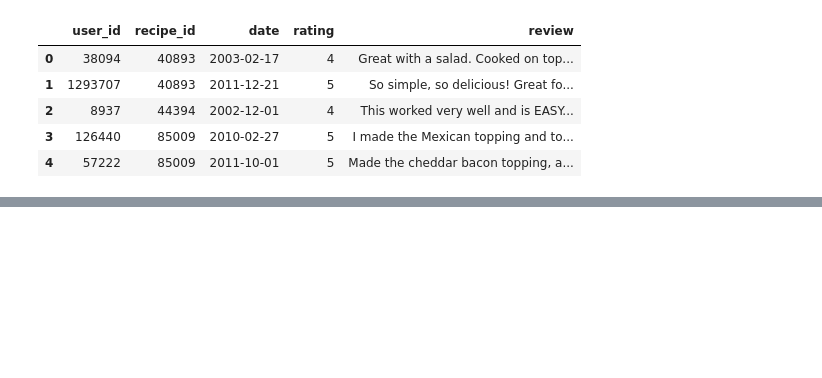
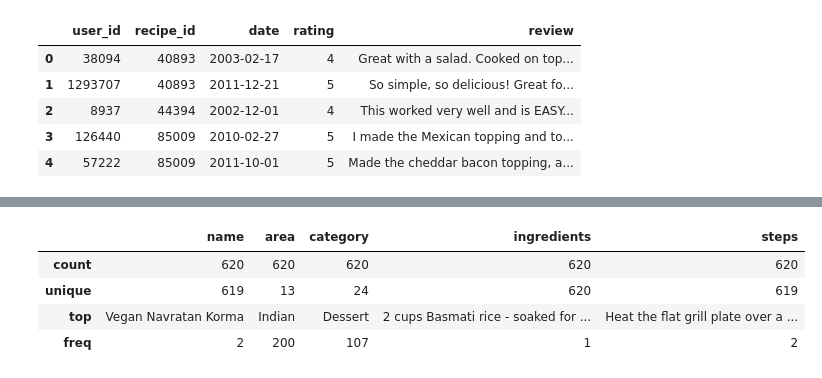
Before and after one commit to Ahmad-Omar-Ahsan/Recipe_generator, a Jupyter notebook: eda.ipynb, the cells around one changed output, grey strips where cells are left out. Drawn from its saved outputs; the diff is of its cells as text; code cells hidden in the pictures; blank space fills up the shorter version.

```diff
--- a/eda.ipynb
+++ b/eda.ipynb
@@ -117,0 +131,8 @@ df_raw_interactions.head()
+# %%
+df.describe(include='all')
+# %% [output]
+|  | name | area | category | ingredients | steps |
+| count | 620 | 620 | 620 | 620 | 620 |
+| unique | 619 | 13 | 24 | 620 | 619 |
+| top | Vegan Navratan Korma | Indian | Dessert | 2 cups Basmati rice - soaked for ... | Heat the flat grill plate over a ... |
+| freq | 2 | 200 | 107 | 1 | 2 |
```
Also changed, not shown: parts of 3 cells of this notebook, 2 other files.
